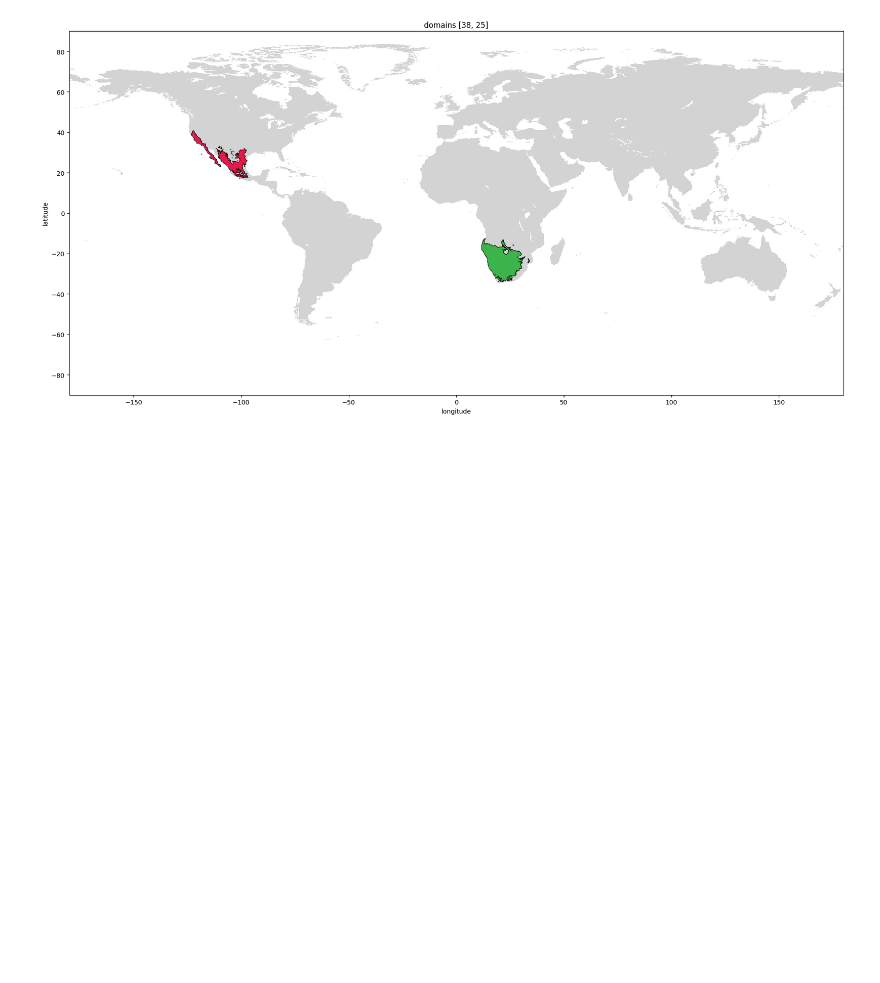
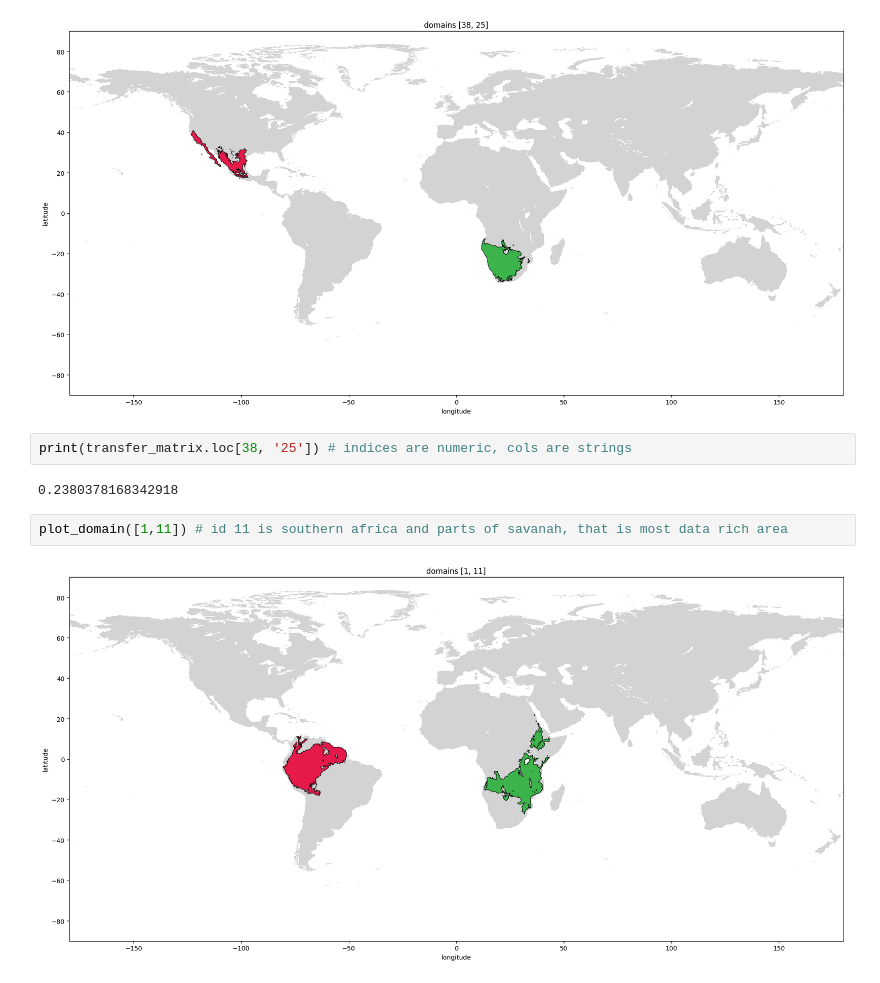
Before and after one commit to yashkher-123/transferability-through-representations, a Jupyter notebook: visualize_domains.ipynb, the cells around one changed output. Saved outputs shown, nothing was run; the diff lists cells and outputs as text; blank space fills up the shorter version.

Commit message:
inspected data rich/poor regimes

```diff
--- a/visualize_domains.ipynb
+++ b/visualize_domains.ipynb
@@ -119,3 +119,11 @@ plot_domain([5, 11, 23, 1]) # awesome it works
 plot_domain([38,25])
 # %% [output]
 [figure]
+# %%
+print(transfer_matrix.loc[38, '25']) # indices are numeric, cols are strings
+# %% [output]
+0.2380378168342918
+# %%
+plot_domain([1,11]) # id 11 is southern africa and parts of savanah, that is most data rich area
+# %% [output]
+[figure, added]
```
Also changed, not shown: parts of 1 cell of this notebook.
